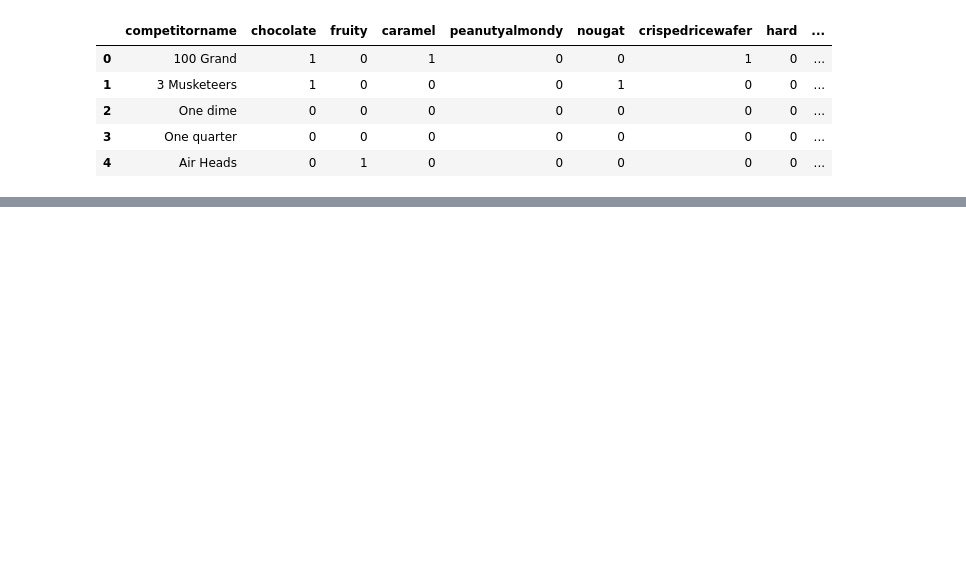
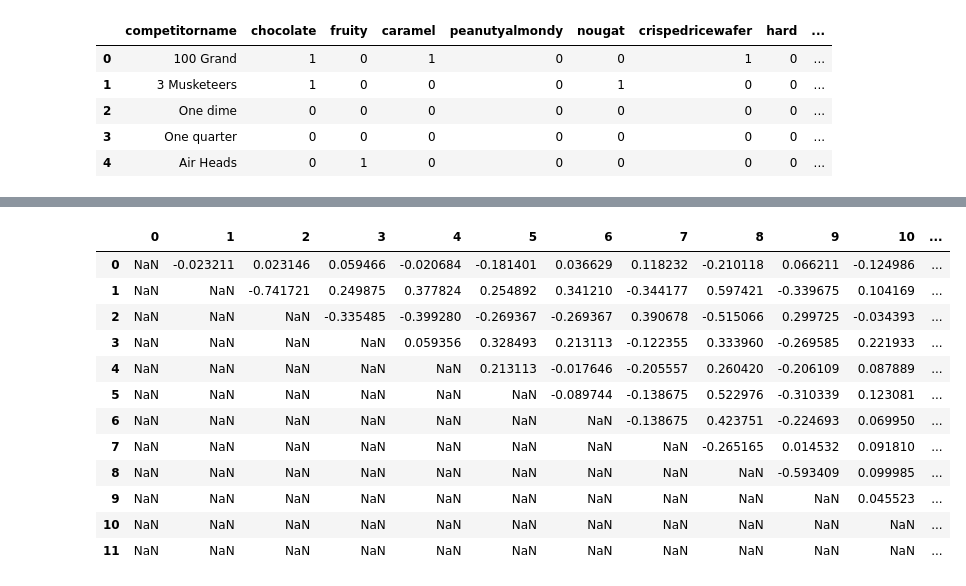
Before and after one commit to mohmaed7777/The-Ultimate-Halloween-Candy-Power-Ranking, a Jupyter notebook: Candy_Classification_by_using_Logistic_Regression_.ipynb, the cells around one changed output, grey strips where cells are left out. Cells and saved outputs as stored; diff of their text form; code cells hidden in the pictures; blank space fills up the shorter version.

```diff
--- a/Candy_Classification_by_using_Logistic_Regression_.ipynb
+++ b/Candy_Classification_by_using_Logistic_Regression_.ipynb
@@ -17,0 +134,4 @@ df.head()
+# %%
+le = LabelEncoder()
+# %%
+df['competitorname'] = le.fit_transform(df.competitorname)
@@ -17,0 +156,5 @@ df.head()
+# %%
+# Calculate the correlation values :
+features_cols = df.columns[:-1]
+corr_values = df[features_cols].corr()
+corr_values
@@ -17,0 +189,19 @@ df.head()
+# %%
+# Make the unused values as NaNs :
+corr_array = np.array(corr_values)
+corr_array[np.tril_indices_from(corr_values)] = np.nan
+pd.DataFrame(corr_array)
+# %% [output]
+|  | 0 | 1 | 2 | 3 | 4 | 5 | 6 | 7 | 8 | 9 | 10 | ... |
+| 0 | NaN | -0.023211 | 0.023146 | 0.059466 | -0.020684 | -0.181401 | 0.036629 | 0.118232 | -0.210118 | 0.066211 | -0.124986 | ... |
+| 1 | NaN | NaN | -0.741721 | 0.249875 | 0.377824 | 0.254892 | 0.341210 | -0.344177 | 0.597421 | -0.339675 | 0.104169 | ... |
+| 2 | NaN | NaN | NaN | -0.335485 | -0.399280 | -0.269367 | -0.269367 | 0.390678 | -0.515066 | 0.299725 | -0.034393 | ... |
+| 3 | NaN | NaN | NaN | NaN | 0.059356 | 0.328493 | 0.213113 | -0.122355 | 0.333960 | -0.269585 | 0.221933 | ... |
+| 4 | NaN | NaN | NaN | NaN | NaN | 0.213113 | -0.017646 | -0.205557 | 0.260420 | -0.206109 | 0.087889 | ... |
+| 5 | NaN | NaN | NaN | NaN | NaN | NaN | -0.089744 | -0.138675 | 0.522976 | -0.310339 | 0.123081 | ... |
+| 6 | NaN | NaN | NaN | NaN | NaN | NaN | NaN | -0.138675 | 0.423751 | -0.224693 | 0.069950 | ... |
+| 7 | NaN | NaN | NaN | NaN | NaN | NaN | NaN | NaN | -0.265165 | 0.014532 | 0.091810 | ... |
+| 8 | NaN | NaN | NaN | NaN | NaN | NaN | NaN | NaN | NaN | -0.593409 | 0.099985 | ... |
+| 9 | NaN | NaN | NaN | NaN | NaN | NaN | NaN | NaN | NaN | NaN | 0.045523 | ... |
+| 10 | NaN | NaN | NaN | NaN | NaN | NaN | NaN | NaN | NaN | NaN | NaN | ... |
+| 11 | NaN | NaN | NaN | NaN | NaN | NaN | NaN | NaN | NaN | NaN | NaN | ... |
```
Also changed, not shown: parts of 15 cells of this notebook.
